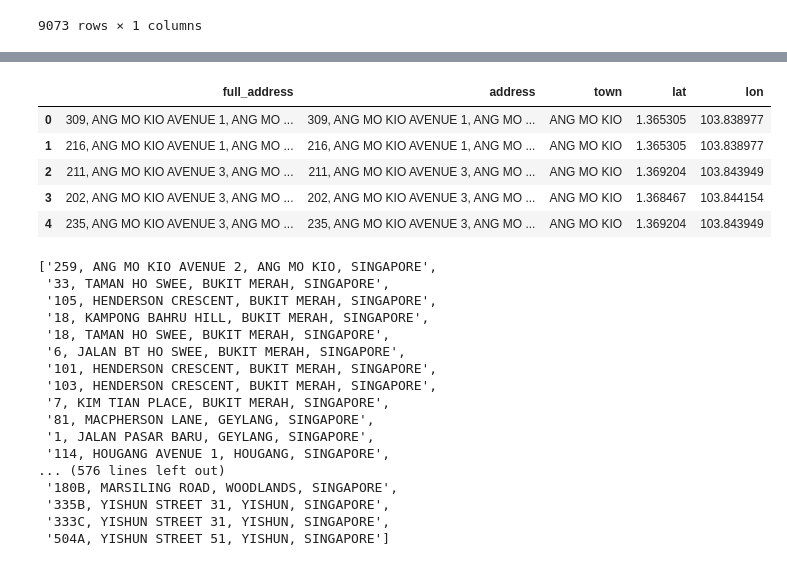
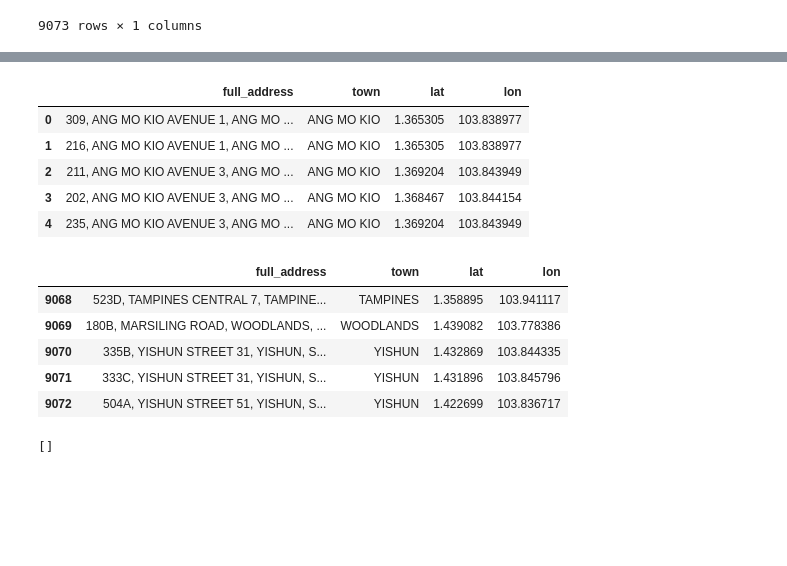
Before and after one commit to ravi-gopalan/singapore_hdb_price_analysis, a Jupyter notebook: singapore_hdb_resale_transactions.ipynb, the cells around one changed output, grey strips where cells are left out. Saved outputs shown, nothing was run; the diff lists cells and outputs as text; code cells hidden in the pictures; blank space fills up the shorter version.

```diff
--- a/singapore_hdb_resale_transactions.ipynb
+++ b/singapore_hdb_resale_transactions.ipynb
@@ -344,8 +342,6 @@ df.tail()
 | 804358 | 636A | Apartment | exec | 164.0 | 1992 | 2019-09 | 745000.0 | ... |
 | 804359 | 723 | Maisonette | exec | 146.0 | 1986 | 2019-09 | 605000.0 | ... |
 | 804360 | 836 | Maisonette | exec | 146.0 | 1988 | 2019-09 | 640000.0 | ... |
-# %%
-df['street'] = df['street_name']
 # %%
 street_names = pd.DataFrame(df['street_name'].unique())
 type(street_names)
@@ -597,7 +596,7 @@ df_town_address.reset_index(drop=True)
 | 9072 | 504A, YISHUN STREET 51, YISHUN, S... |
 9073 rows × 1 columns
 # %%
-df_lat_long = pd.read_csv('cloned-repo/df_geocode_list.csv')
+df_lat_long = pd.read_csv('cloned-repo/sing_geo_codes.csv')
 df_lat_long.info()
 # %% [output]
 <class 'pandas.core.frame.DataFrame'>
@@ -618,4 +610,0 @@ memory usage: 682.8+ KB
-# %%
-df_lat_long.columns=['unwanted','address','town','q','lat','lon','lat_min','lat_max','lon_min','lon_max']
-df_lat_long.drop(columns=['unwanted','q','lat_min','lat_max','lon_min','lon_max'],inplace=True)
-df_lat_long.head()
@@ -629,34 +620,25 @@ df_lat_long.head()
 # %%
-df_geo = df_town_address.merge(df_lat_long,'left',left_on='full_address',right_on='address')
+df_geo = df_town_address.merge(df_lat_long,'left',on='full_address')
 df_geo.head()
+df_geo.tail()
 # %% [output]
-|  | full_address | address | town | lat | lon |
-| 0 | 309, ANG MO KIO AVENUE 1, ANG MO ... | 309, ANG MO KIO AVENUE 1, ANG MO ... | ANG MO KIO | 1.365305 | 103.838977 |
-| 1 | 216, ANG MO KIO AVENUE 1, ANG MO ... | 216, ANG MO KIO AVENUE 1, ANG MO ... | ANG MO KIO | 1.365305 | 103.838977 |
-| 2 | 211, ANG MO KIO AVENUE 3, ANG MO ... | 211, ANG MO KIO AVENUE 3, ANG MO ... | ANG MO KIO | 1.369204 | 103.843949 |
-| 3 | 202, ANG MO KIO AVENUE 3, ANG MO ... | 202, ANG MO KIO AVENUE 3, ANG MO ... | ANG MO KIO | 1.368467 | 103.844154 |
-| 4 | 235, ANG MO KIO AVENUE 3, ANG MO ... | 235, ANG MO KIO AVENUE 3, ANG MO ... | ANG MO KIO | 1.369204 | 103.843949 |
+|  | full_address | town | lat | lon |
+| 0 | 309, ANG MO KIO AVENUE 1, ANG MO ... | ANG MO KIO | 1.365305 | 103.838977 |
+| 1 | 216, ANG MO KIO AVENUE 1, ANG MO ... | ANG MO KIO | 1.365305 | 103.838977 |
+| 2 | 211, ANG MO KIO AVENUE 3, ANG MO ... | ANG MO KIO | 1.369204 | 103.843949 |
+| 3 | 202, ANG MO KIO AVENUE 3, ANG MO ... | ANG MO KIO | 1.368467 | 103.844154 |
+| 4 | 235, ANG MO KIO AVENUE 3, ANG MO ... | ANG MO KIO | 1.369204 | 103.843949 |
+|  | full_address | town | lat | lon |
+| 9068 | 523D, TAMPINES CENTRAL 7, TAMPINE... | TAMPINES | 1.358895 | 103.941117 |
+| 9069 | 180B, MARSILING ROAD, WOODLANDS, ... | WOODLANDS | 1.439082 | 103.778386 |
+| 9070 | 335B, YISHUN STREET 31, YISHUN, S... | YISHUN | 1.432869 | 103.844335 |
+| 9071 | 333C, YISHUN STREET 31, YISHUN, S... | YISHUN | 1.431896 | 103.845796 |
+| 9072 | 504A, YISHUN STREET 51, YISHUN, S... | YISHUN | 1.422699 | 103.836717 |
 # %%
 unmapped_addresses = list(df_geo[df_geo.isna().any(axis=1)]['full_address'])
 unmapped_addresses
 # %% [output]
-['259, ANG MO KIO AVENUE 2, ANG MO KIO, SINGAPORE',
- '33, TAMAN HO SWEE, BUKIT MERAH, SINGAPORE',
- '105, HENDERSON CRESCENT, BUKIT MERAH, SINGAPORE',
- '18, KAMPONG BAHRU HILL, BUKIT MERAH, SINGAPORE',
- '18, TAMAN HO SWEE, BUKIT MERAH, SINGAPORE',
- '6, JALAN BT HO SWEE, BUKIT MERAH, SINGAPORE',
- '101, HENDERSON CRESCENT, BUKIT MERAH, SINGAPORE',
- '103, HENDERSON CRESCENT, BUKIT MERAH, SINGAPORE',
- '7, KIM TIAN PLACE, BUKIT MERAH, SINGAPORE',
- '81, MACPHERSON LANE, GEYLANG, SINGAPORE',
- '1, JALAN PASAR BARU, GEYLANG, SINGAPORE',
- '114, HOUGANG AVENUE 1, HOUGANG, SINGAPORE',
-... (576 lines left out)
- '180B, MARSILING ROAD, WOODLANDS, SINGAPORE',
- '335B, YISHUN STREET 31, YISHUN, SINGAPORE',
- '333C, YISHUN STREET 31, YISHUN, SINGAPORE',
- '504A, YISHUN STREET 51, YISHUN, SINGAPORE']
+[]
 # %%
 geolocator = Nominatim(user_agent="sing_analysis")
 geo_matched_details = []
```
Also changed, not shown: parts of 29 cells of this notebook.
